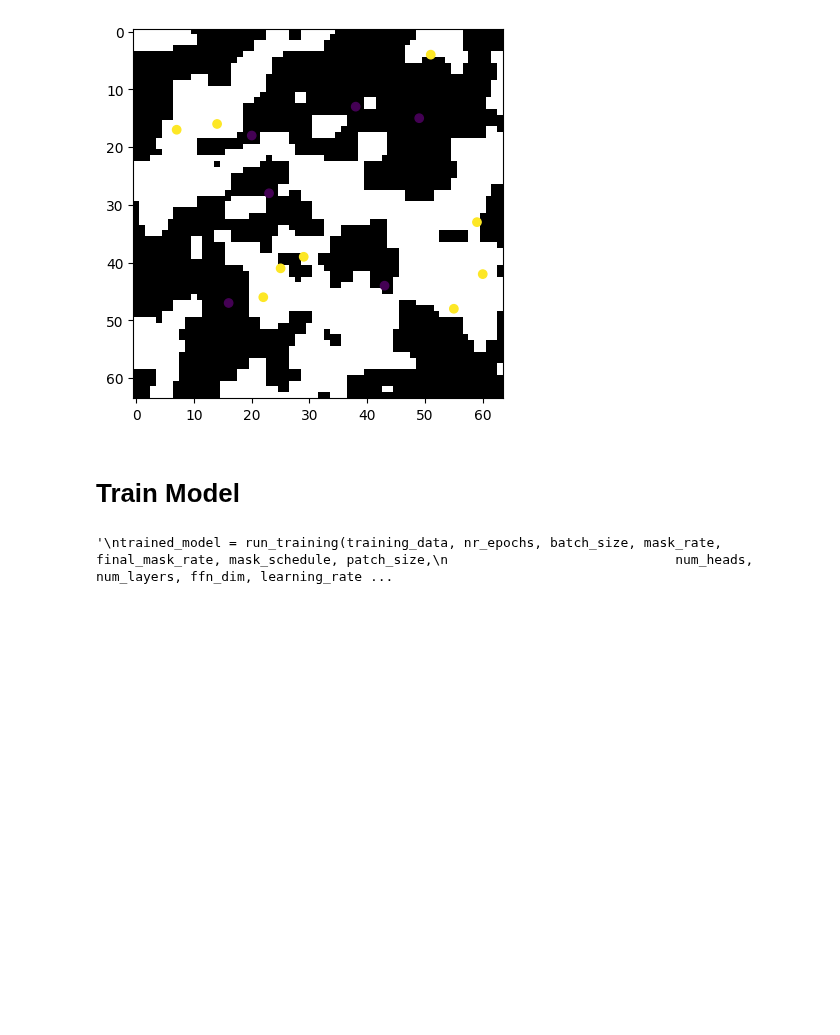
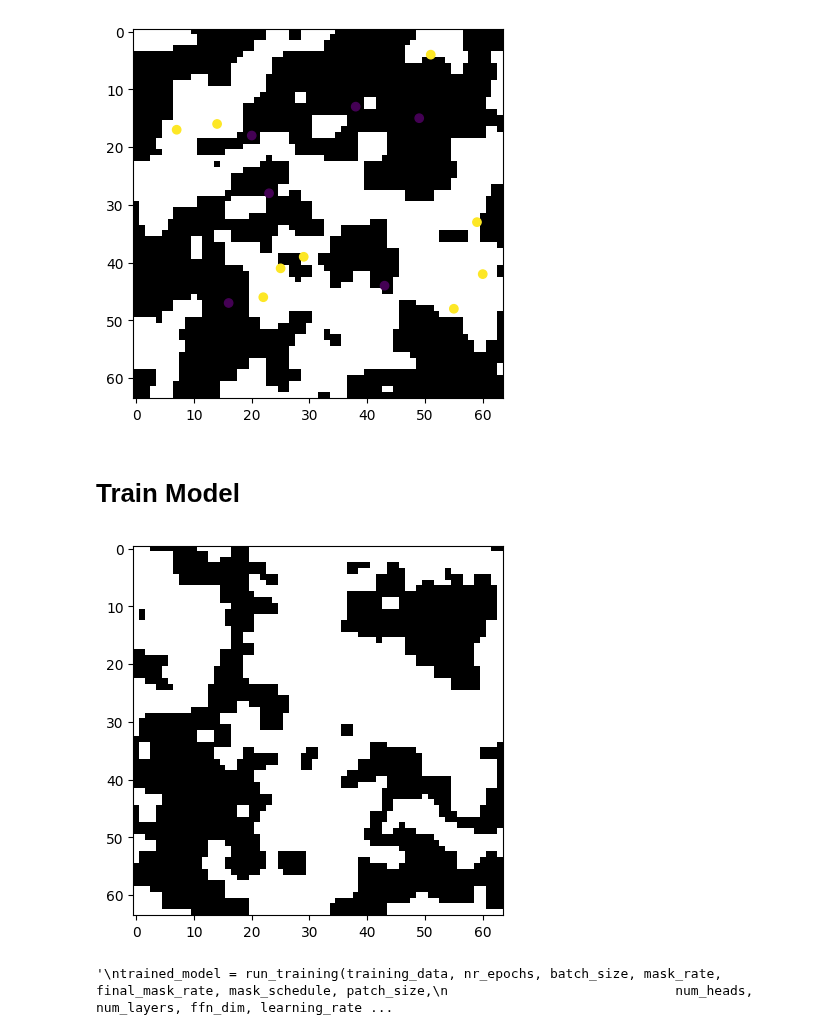
Before and after one commit to OscarOvanger/GeoDecepticon, a Jupyter notebook: ViT_notebook.ipynb, the cells around one changed output. Saved outputs shown, nothing was run; the diff lists cells and outputs as text; code cells hidden in the pictures; blank space fills up the shorter version.

```diff
--- a/ViT_notebook.ipynb
+++ b/ViT_notebook.ipynb
@@ -116,6 +116,12 @@ plt.show()
 [figure]
 # %% [markdown]
 # Train Model
+# %%
+samps = np.load("cond_images_combined.npy")
+plt.imshow(samps[0],cmap='gray')
+plt.show()
+# %% [output]
+[figure, added]
 # %%
 # Try training for, say, 500 epochs; you can also try mask_rate=1.0 for a stricter overfit test.
 nr_epochs = 1000
```
Also changed, not shown: parts of 14 cells of this notebook.
